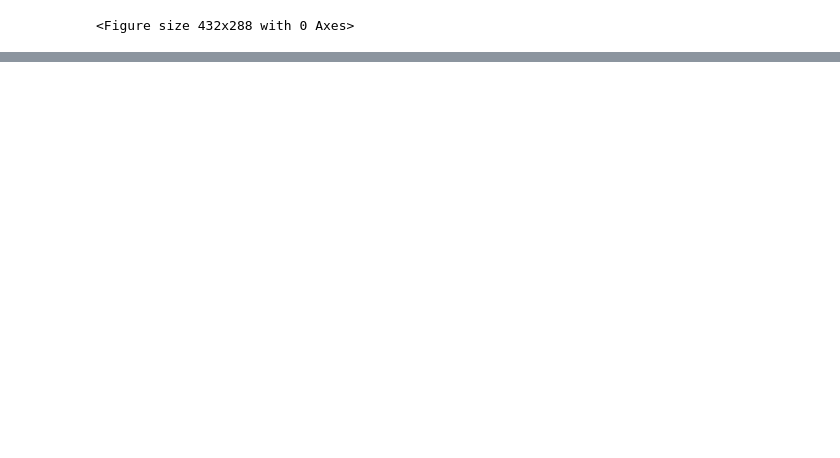
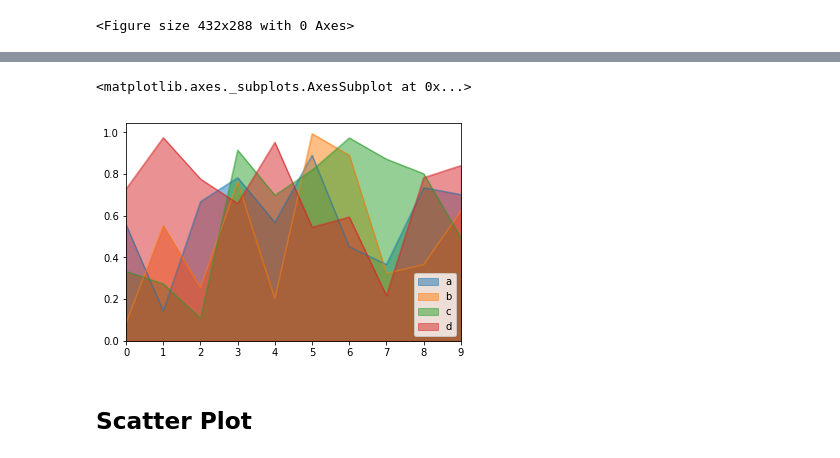
Before and after one commit to anandvipul/DataVisualization, a Jupyter notebook: Pandas Visualization.ipynb, the cells around one changed output, grey strips where cells are left out. Saved outputs shown, nothing was run; the diff lists cells and outputs as text; code cells hidden in the pictures; blank space fills up the shorter version.

```diff
--- a/Pandas Visualization.ipynb
+++ b/Pandas Visualization.ipynb
@@ -243,0 +269,7 @@ bp = df.boxplot(column=['Col1', 'Col2'], by=['X', 'Y'])
+# %%
+df.plot.area(stacked = False)
+# %% [output]
+<matplotlib.axes._subplots.AxesSubplot at 0x...>
+[figure, added]
+# %% [markdown]
+## Scatter Plot
```
Also changed, not shown: parts of 45 cells of this notebook.
